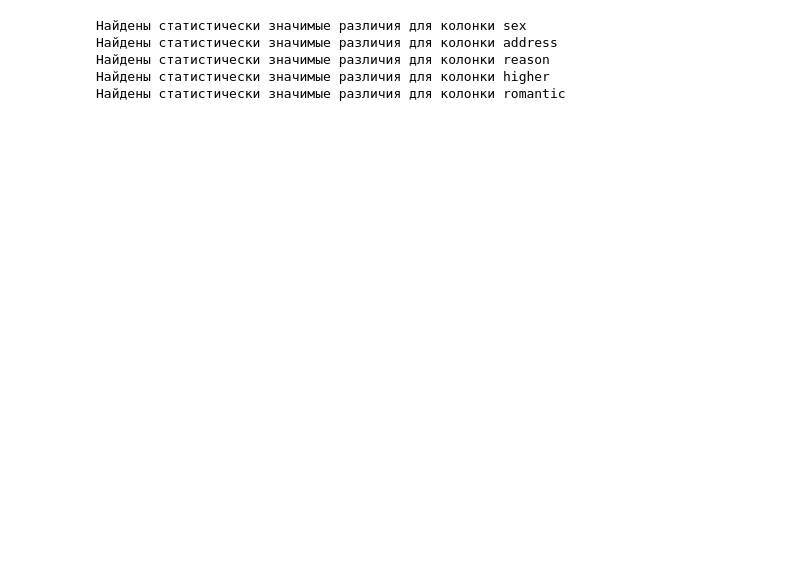
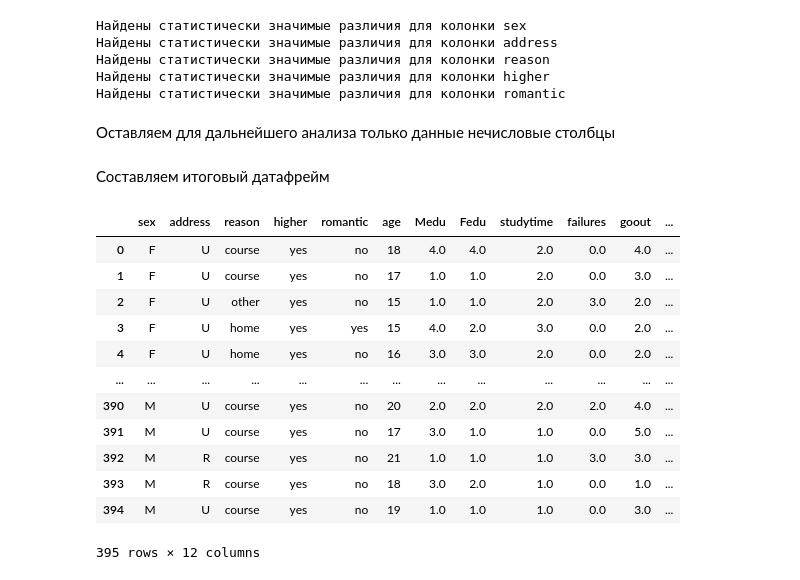
Before and after one commit to DmitryYakimchuk/project, a Jupyter notebook: Projects/module_2/Project - 2.ipynb, the cells around one changed output. Cells and saved outputs as stored; diff of their text form; code cells hidden in the pictures; blank space fills up the shorter version.

```diff
--- a/Projects/module_2/Project - 2.ipynb
+++ b/Projects/module_2/Project - 2.ipynb
@@ -533,3 +553,29 @@ for obj_col in obj_cols:
 Найдены статистически значимые различия для колонки reason
 Найдены статистически значимые различия для колонки higher
 Найдены статистически значимые различия для колонки romantic
+# %% [markdown]
+Оставляем для дальнейшего анализа только данные нечисловые столбцы
+# %% [markdown]
+Составляем итоговый датафрейм
+# %%
+col_list = ['sex','address','reason', 'higher', 'romantic','age',
+                         'Medu', 'Fedu','studytime', 'failures',
+                         'goout','score']
+# %%
+df = df[col_list]
+# %%
+df
+# %% [output]
+|  | sex | address | reason | higher | romantic | age | Medu | Fedu | studytime | failures | goout | ... |
+| 0 | F | U | course | yes | no | 18 | 4.0 | 4.0 | 2.0 | 0.0 | 4.0 | ... |
+| 1 | F | U | course | yes | no | 17 | 1.0 | 1.0 | 2.0 | 0.0 | 3.0 | ... |
+| 2 | F | U | other | yes | no | 15 | 1.0 | 1.0 | 2.0 | 3.0 | 2.0 | ... |
+| 3 | F | U | home | yes | yes | 15 | 4.0 | 2.0 | 3.0 | 0.0 | 2.0 | ... |
+| 4 | F | U | home | yes | no | 16 | 3.0 | 3.0 | 2.0 | 0.0 | 2.0 | ... |
+| ... | ... | ... | ... | ... | ... | ... | ... | ... | ... | ... | ... | ... |
+| 390 | M | U | course | yes | no | 20 | 2.0 | 2.0 | 2.0 | 2.0 | 4.0 | ... |
+| 391 | M | U | course | yes | no | 17 | 3.0 | 1.0 | 1.0 | 0.0 | 5.0 | ... |
+| 392 | M | R | course | yes | no | 21 | 1.0 | 1.0 | 1.0 | 3.0 | 3.0 | ... |
+| 393 | M | R | course | yes | no | 18 | 3.0 | 2.0 | 1.0 | 0.0 | 1.0 | ... |
+| 394 | M | U | course | yes | no | 19 | 1.0 | 1.0 | 1.0 | 0.0 | 3.0 | ... |
+395 rows × 12 columns
```
Also changed, not shown: parts of 15 cells of this notebook.
